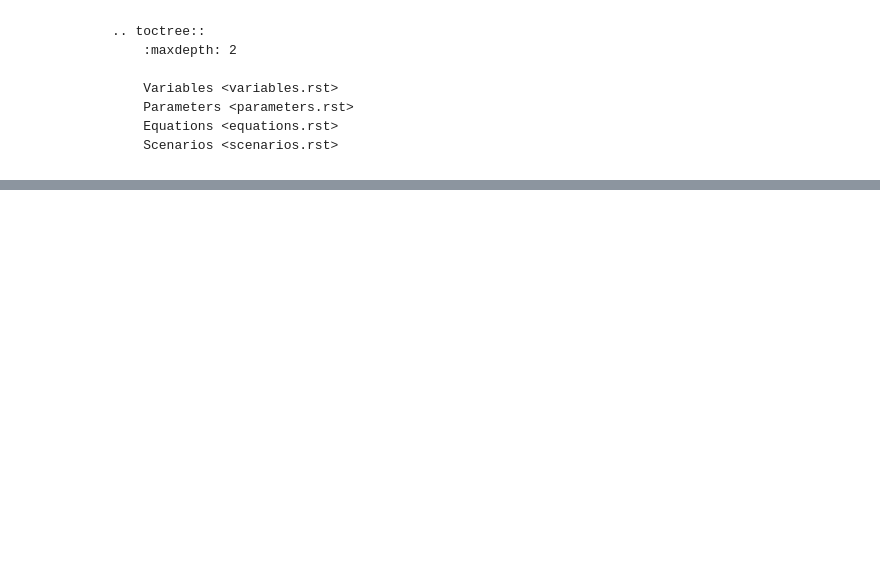
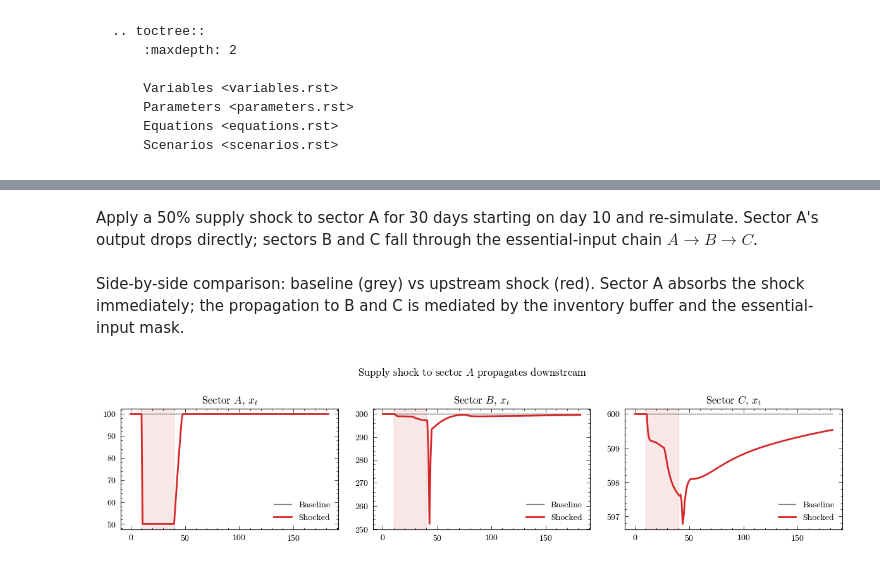
Before and after one commit to KarlNaumann/MacroStat, a Jupyter notebook: docs/models/PichlerEtAl2022DIO/PichlerEtAl2022DIO.ipynb, the cells around one changed output, grey strips where cells are left out. Drawn from its saved outputs; the diff is of its cells as text; code cells hidden in the pictures; blank space fills up the shorter version.

```diff
--- a/docs/models/PichlerEtAl2022DIO/PichlerEtAl2022DIO.ipynb
+++ b/docs/models/PichlerEtAl2022DIO/PichlerEtAl2022DIO.ipynb
@@ -231,16 +34,0 @@ broad sector group.
-# %%
-if HAVE_PLT and HAS_DATA and x_shock.ndim == 2:
-    x0 = _to_np(params["InitialGrossOutput"])
-    safe_x0 = np.where(x0 > 0, x0, 1.0)
-    x_norm = x_shock / safe_x0[None, :]
-
-    fig, ax = plt.subplots(figsize=(10, 5))
-    for j in range(x_norm.shape[1]):
-        ax.plot(x_norm[:, j], linewidth=0.7, alpha=0.5)
-    ax.plot(agg_shock_norm, color="k", linewidth=2.5, label="Aggregate")
-    ax.set_xlabel("Day")
-    ax.set_ylabel("Output (normalised to pre-lockdown)")
-    ax.set_title("Sectoral Gross Output under Pandemic Shock")
-    ax.legend()
-    plt.tight_layout()
-    plt.show()
@@ -297,0 +128,26 @@ Forecasting the propagation of pandemic shocks with a dynamic input-output model
+# %% [markdown]
+Apply a 50% supply shock to sector A for 30 days starting on day 10
+and re-simulate.  Sector A's output drops directly; sectors B and C
+fall through the essential-input chain $A \to B \to C$.
+# %%
+shock = {"SupplyShock": torch.zeros(model.parameters.hyper["timesteps"], 3)}
+shock["SupplyShock"][10:40, 0] = 0.5
+model.scenarios.add_vector_scenario(shock, name="UpstreamShock")
+shocked = model.simulate(scenario=1)["GrossOutput"].detach().cpu().numpy()
+# %% [markdown]
+Side-by-side comparison: baseline (grey) vs upstream shock (red).
+Sector A absorbs the shock immediately; the propagation to B and C
+is mediated by the inventory buffer and the essential-input mask.
+# %%
+fig, axs = plt.subplots(ncols=3, figsize=(12, 3))
+for j, (ax, name) in enumerate(zip(axs, ["A", "B", "C"])):
+    ax.plot(baseline[:, j], color="grey", linewidth=1, label="Baseline")
+    ax.plot(shocked[:, j], color="tab:red", linewidth=2, label="Shocked")
+    ax.axvspan(10, 40, color="tab:red", alpha=0.1)
+    ax.set_title(rf"Sector ${name}$, $x_t$")
+    ax.legend()
+fig.suptitle(r"Supply shock to sector $A$ propagates downstream")
+plt.tight_layout()
+plt.show()
+# %% [output]
+[figure, added]
```
Also changed, not shown: parts of 36 cells of this notebook, 2 other files.
